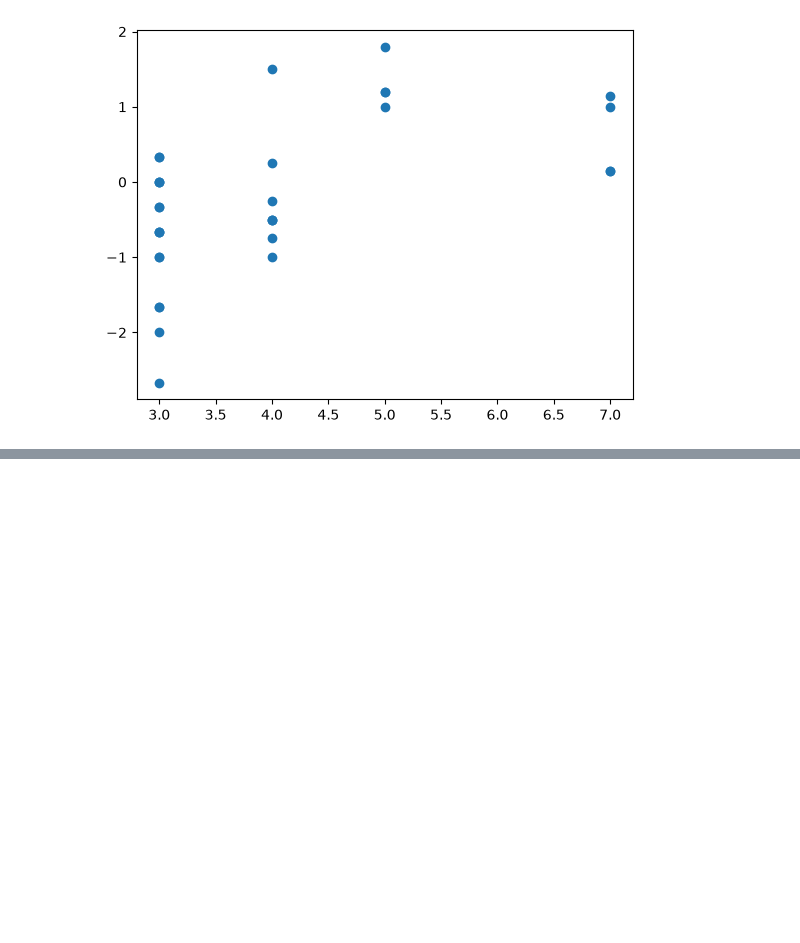
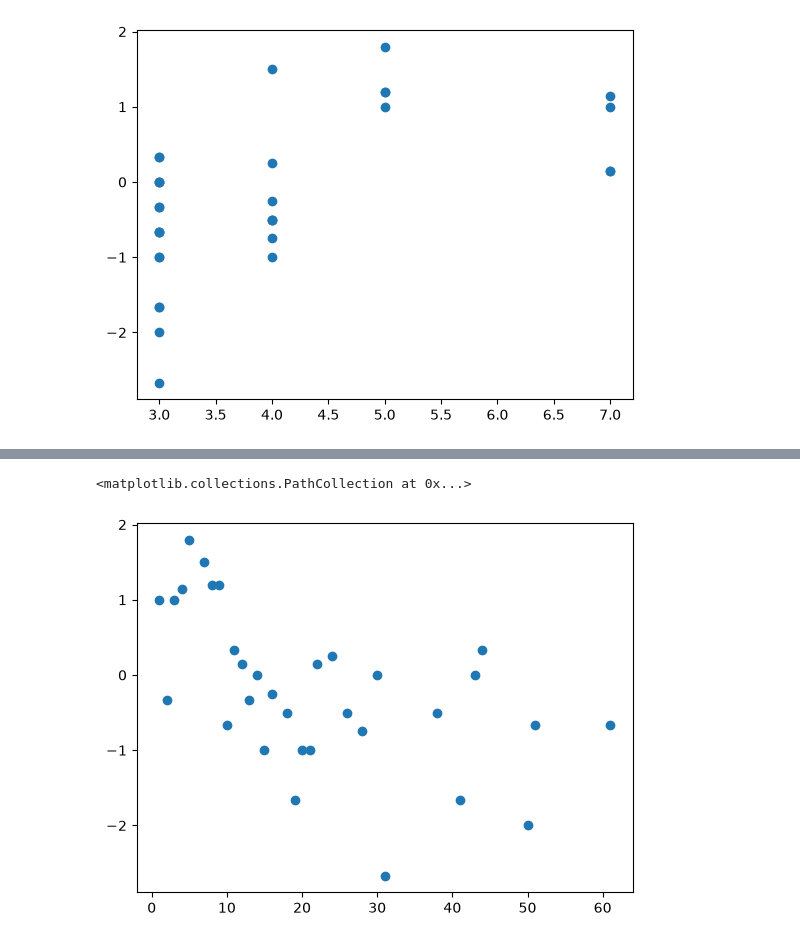
Before and after one commit to lcbogie/780_Group_Project_2026, a Jupyter notebook: wc_2022_exploration.ipynb, the cells around one changed output, grey strips where cells are left out. Saved outputs shown, nothing was run; the diff lists cells and outputs as text; code cells hidden in the pictures; blank space fills up the shorter version.

Commit message:
Downloaded a historical FIFA ranking dataset that runs through June 2024, and used the Oct 10, 2022 rankings to conduct further WC 2022 exploration.

```diff
--- a/wc_2022_exploration.ipynb
+++ b/wc_2022_exploration.ipynb
@@ -66,3 +66,6 @@ plt.scatter(games_played, score_average)
 # %% [output]
 <matplotlib.collections.PathCollection at 0x...>
 [figure]
+# %%
+fifa_rankings = pd.read_csv('fifa_ranking-2024-06-20.csv')
+fifa_rankings['rank_date'].unique
@@ -68,0 +85,3 @@ plt.scatter(games_played, score_average)
+# %%
+rankings_2022 = fifa_rankings[fifa_rankings['rank_date']=='2022-10-06']
+rankings_2022.head()
@@ -68,0 +95,13 @@ plt.scatter(games_played, score_average)
+# %%
+edited_teams = team_list
+edited_teams[3] = 'USA'
+edited_teams[25] = 'IR IRAN'
+# %%
+print("The last FIFA world rankings before the 2022 World Cup were posted on October 6th.")
+print('Going into the 2022 World Cup, the team rankings were as follows:')
+ranking_list=[]
+for team in edited_teams:
+    for i in range(rankings_2022.shape[0]):
+        if rankings_2022.iloc[i, 1].casefold() == team.casefold():
+            print(f'{team}: {rankings_2022.iloc[i, 0]}')
+            ranking_list.append(rankings_2022.iloc[i, 0])
@@ -68,0 +126,5 @@ plt.scatter(games_played, score_average)
+# %%
+plt.scatter(ranking_list, score_average)
+# %% [output]
+<matplotlib.collections.PathCollection at 0x...>
+[figure, added]
```
Also changed, not shown: parts of 3 cells of this notebook, 4 other files.
